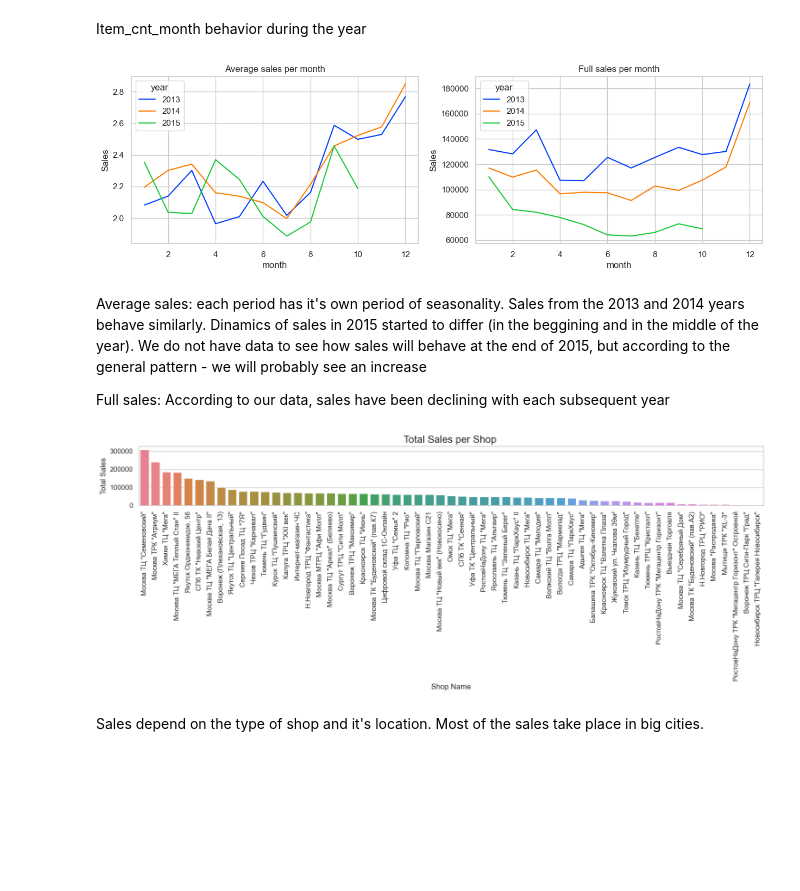
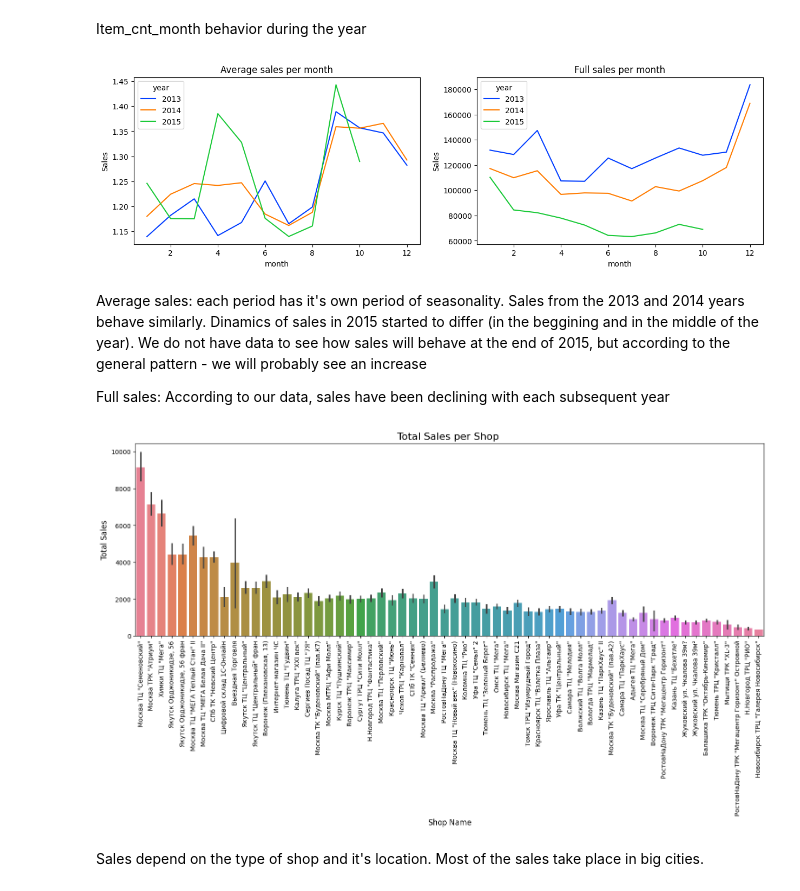
Before and after one commit to YPolina/Trainee, a Jupyter notebook: EDA.ipynb, the cells around one changed output. Cells and saved outputs as stored; diff of their text form; code cells hidden in the pictures; blank space fills up the shorter version.

Commit message:
DS-1.2 EDA Changes: -	Changes in EDA (Changes in out train set removed)

```diff
--- a/EDA.ipynb
+++ b/EDA.ipynb
@@ -10,8 +10,8 @@ import seaborn as sns
 from scipy.stats import kstest, normaltest, spearmanr
 from sklearn.preprocessing import StandardScaler, LabelEncoder
 # %%
-df_train = load('train.csv')
-df_item_categories = load('item_categories.csv')
-df_shops = load('shops.csv')
-df_items  = load('items.csv')
+train = load('train.csv')
+categories = load('item_categories.csv')
+shops = load('shops.csv')
+items  = load('items.csv')
 # %%
@@ -89,11 +84,13 @@ Dependence of items sold on the time block show the presence of seasonality. Als
 # %% [markdown]
 Time-influenced features engineering
 # %%
-group = df_train.groupby('date_block_num').agg({'item_cnt_month': ['sum', 'mean']})
+group = train.groupby('date_block_num').agg({'item_cnt_day': ['sum', 'mean']})
 group = group.reset_index()
+group.columns = group.columns.set_levels(['item_cnt_month', 'date_block_num'],level=0)
 group['date'] = pd.date_range(start='2013-01-01', periods=34, freq='ME')
 group['month'] = group['date'].dt.month
 group['year'] = group['date'].dt.year
+del group['date']
 # %% [markdown]
 Item_cnt_month behavior during the year
 # %%
@@ -108,32 +105,32 @@ ax[1].set_ylabel('Sales')
 
 plt.show()
 # %% [output]
-[figure, old version]
+[figure, new version]
 # %% [markdown]
 Average sales: each period has it's own period of seasonality. Sales from the 2013 and 2014 years behave similarly. Dinamics of sales in 2015 started to differ (in the beggining and in the middle of the year). We do not have data to see how sales will behave at the end of 2015, but according to the general pattern - we will probably see an increase
 
 Full sales: According to our data, sales have been declining with each subsequent year
 # %%
 group = group.droplevel(1, axis=1)[['date_block_num', 'month', 'year']]
-df_train = pd.merge(df_train, group, on = 'date_block_num', how = 'left')
+train = pd.merge(train, group, on = 'date_block_num', how = 'left')
 # %%
-group = df_train.groupby('shop_id')['item_cnt_month'].sum().reset_index()
-group = pd.merge(group, df_shops, on = 'shop_id', how = 'left')
-sales_per_shop = group.sort_values(by = 'item_cnt_month', ascending = False)
+group = train.groupby(['date_block_num', 'shop_id'])['item_cnt_day'].sum().rename('item_cnt_month_per_shop').reset_index()
+group = pd.merge(group, shops, on = 'shop_id', how = 'left')
+sales_per_shop = group.sort_values(by = 'item_cnt_month_per_shop', ascending = False)
 # %%
-plt.figure(figsize = (15,6))
+plt.figure(figsize = (15,10))
 
-sns.barplot(data = sales_per_shop, x = 'shop_name', y = 'item_cnt_month', hue = 'shop_name')
+sns.barplot(data = sales_per_shop, x = 'shop_name', y = 'item_cnt_month_per_shop', hue = 'shop_name')
 
 plt.xticks(rotation=90)
 
-plt.title('Total Sales per Shop ', fontsize=16)
+plt.title('Total Sales per Shop ', fontsize=16 )
 plt.xlabel('Shop Name', fontsize=12)
 plt.ylabel('Total Sales', fontsize=12)
-
 plt.tight_layout()
+plt.legend().set_visible(False)
 plt.show()
 # %% [output]
-[figure, old version]
+[figure, new version]
 # %% [markdown]
 Sales depend on the type of shop and it's location. Most of the sales take place in big cities.
```
Also changed, not shown: parts of 96 cells of this notebook, 1 other file.
